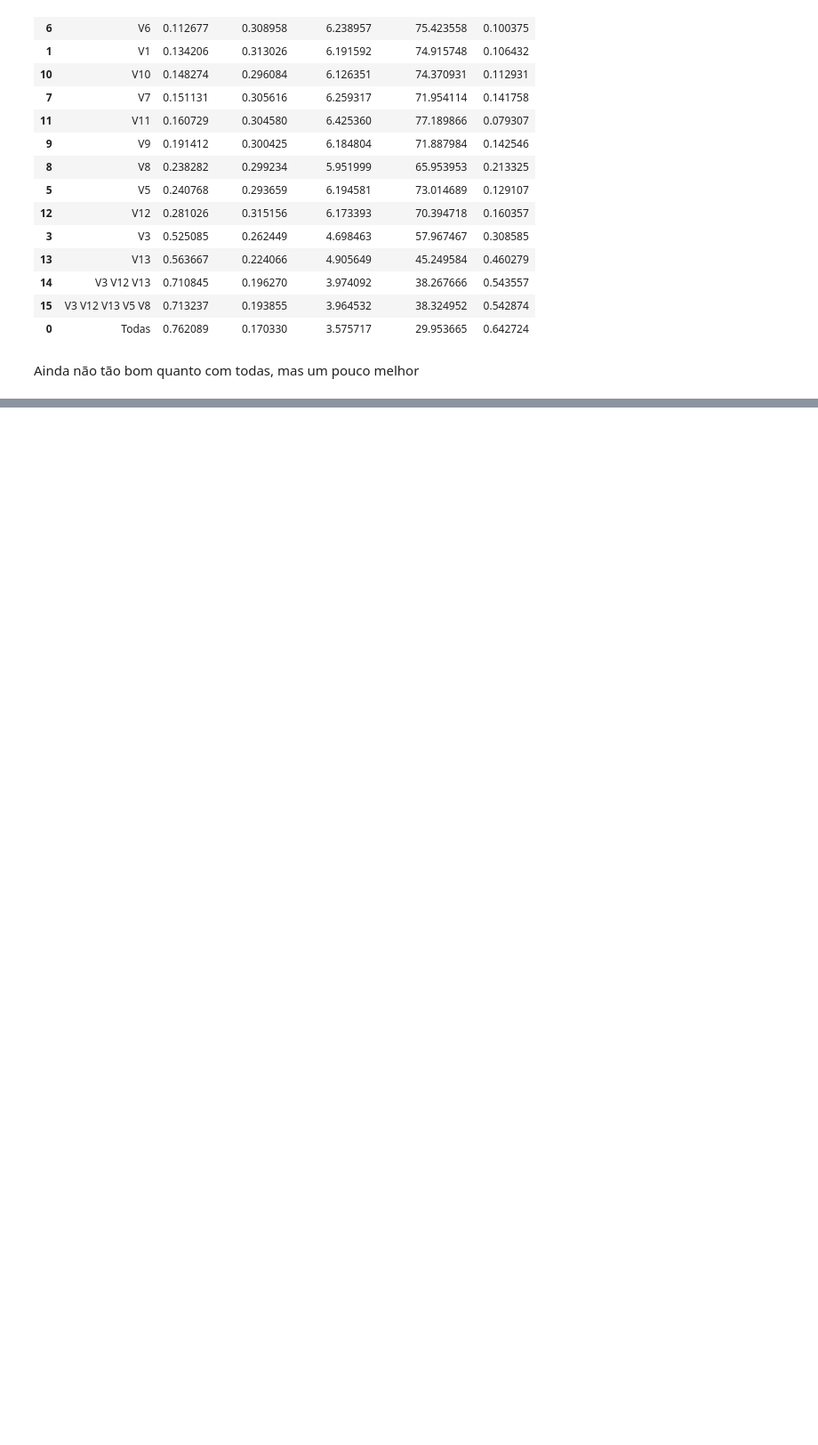
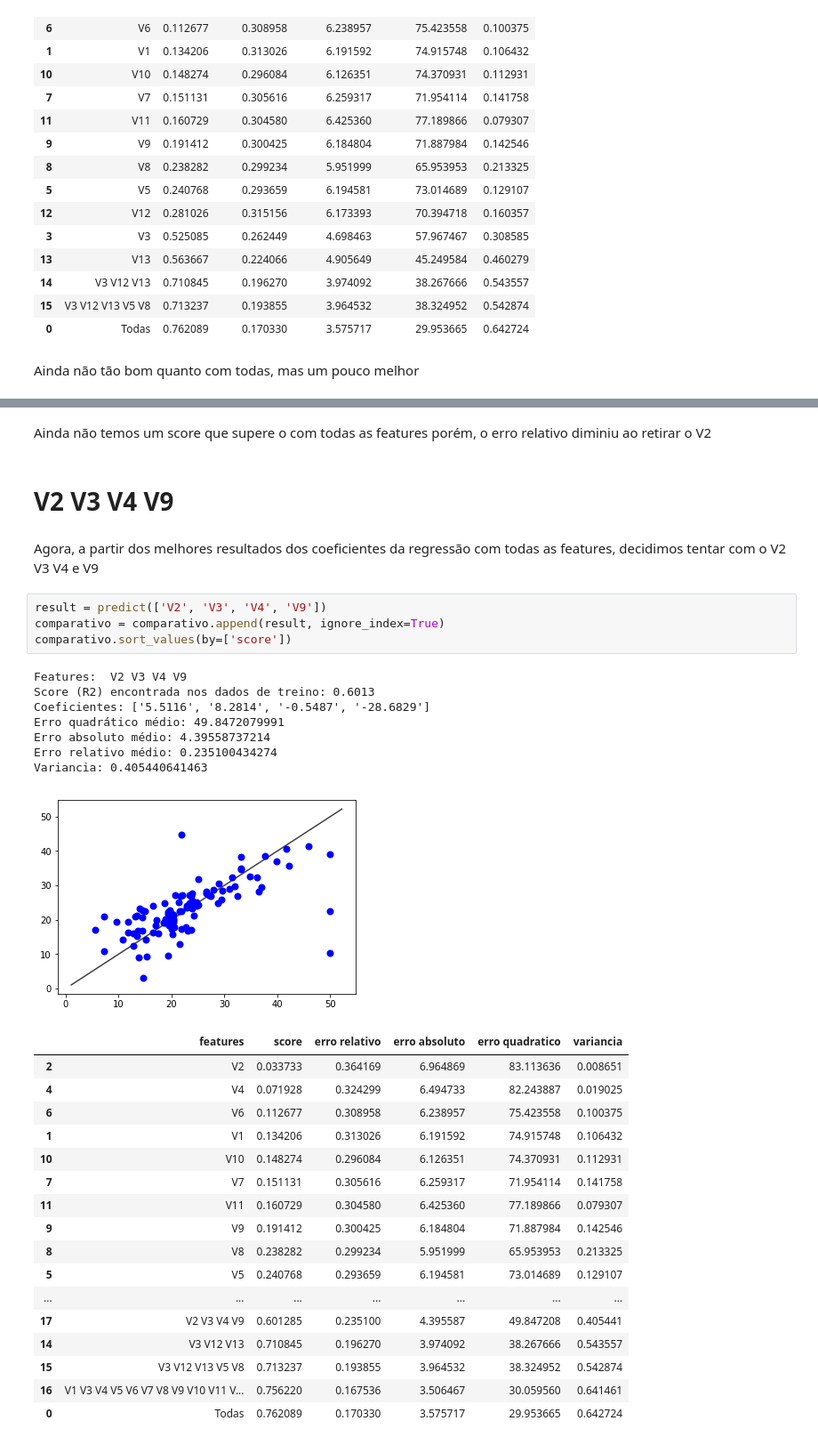
Before and after one commit to GiuDuncan/dataScienceP2, a Jupyter notebook: T2-1.ipynb, the cells around one changed output, grey strips where cells are left out. Shown: that part at 89% size. Drawn from its saved outputs; the diff is of its cells as text; blank space fills up the shorter version.

```diff
--- a/T2-1.ipynb
+++ b/T2-1.ipynb
@@ -409,0 +452,36 @@ Ainda não tão bom quanto com todas, mas um pouco melhor
+# %% [markdown]
+Ainda não temos um score que supere o com todas as features porém, o erro relativo diminiu ao retirar o V2
+# %% [markdown]
+# V2 V3 V4 V9
+# %% [markdown]
+Agora, a partir dos melhores resultados dos coeficientes da regressão com todas as features, decidimos tentar com o V2 V3 V4 e V9
+# %%
+result = predict(['V2', 'V3', 'V4', 'V9'])
+comparativo = comparativo.append(result, ignore_index=True)
+comparativo.sort_values(by=['score'])
+# %% [output]
+Features:  V2 V3 V4 V9
+Score (R2) encontrada nos dados de treino: 0.6013
+Coeficientes: ['5.5116', '8.2814', '-0.5487', '-28.6829']
+Erro quadrático médio: 49.8472079991
+Erro absoluto médio: 4.39558737214
+Erro relativo médio: 0.235100434274
+Variancia: 0.405440641463
+[figure, added]
+|  | features | score | erro relativo | erro absoluto | erro quadratico | variancia |
+| 2 | V2 | 0.033733 | 0.364169 | 6.964869 | 83.113636 | 0.008651 |
+| 4 | V4 | 0.071928 | 0.324299 | 6.494733 | 82.243887 | 0.019025 |
+| 6 | V6 | 0.112677 | 0.308958 | 6.238957 | 75.423558 | 0.100375 |
+| 1 | V1 | 0.134206 | 0.313026 | 6.191592 | 74.915748 | 0.106432 |
+| 10 | V10 | 0.148274 | 0.296084 | 6.126351 | 74.370931 | 0.112931 |
+| 7 | V7 | 0.151131 | 0.305616 | 6.259317 | 71.954114 | 0.141758 |
+| 11 | V11 | 0.160729 | 0.304580 | 6.425360 | 77.189866 | 0.079307 |
+| 9 | V9 | 0.191412 | 0.300425 | 6.184804 | 71.887984 | 0.142546 |
+| 8 | V8 | 0.238282 | 0.299234 | 5.951999 | 65.953953 | 0.213325 |
+| 5 | V5 | 0.240768 | 0.293659 | 6.194581 | 73.014689 | 0.129107 |
+| ... | ... | ... | ... | ... | ... | ... |
+| 17 | V2 V3 V4 V9 | 0.601285 | 0.235100 | 4.395587 | 49.847208 | 0.405441 |
+| 14 | V3 V12 V13 | 0.710845 | 0.196270 | 3.974092 | 38.267666 | 0.543557 |
+| 15 | V3 V12 V13 V5 V8 | 0.713237 | 0.193855 | 3.964532 | 38.324952 | 0.542874 |
+| 16 | V1 V3 V4 V5 V6 V7 V8 V9 V10 V11 V... | 0.756220 | 0.167536 | 3.506467 | 30.059560 | 0.641461 |
+| 0 | Todas | 0.762089 | 0.170330 | 3.575717 | 29.953665 | 0.642724 |
```
Also changed, not shown: parts of 11 cells of this notebook.
